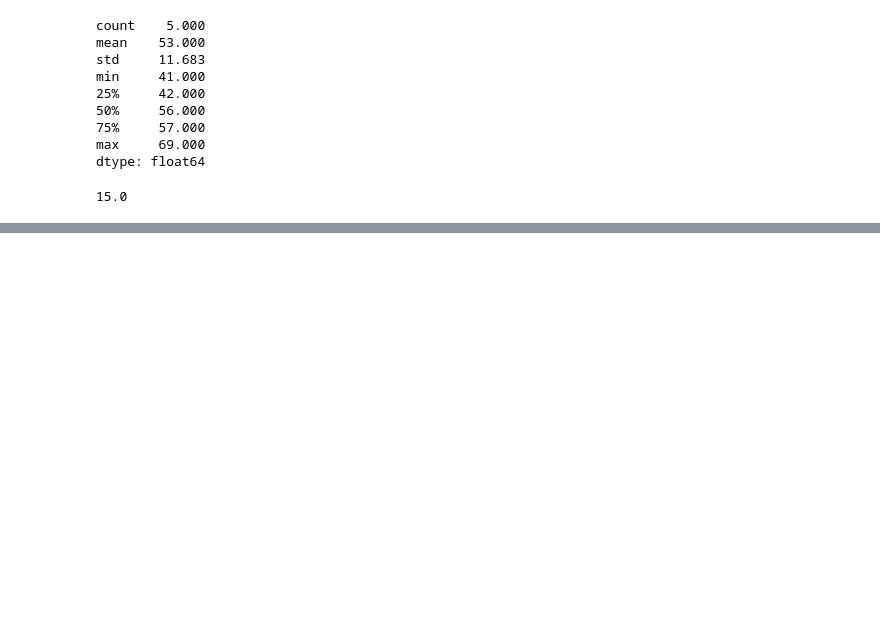
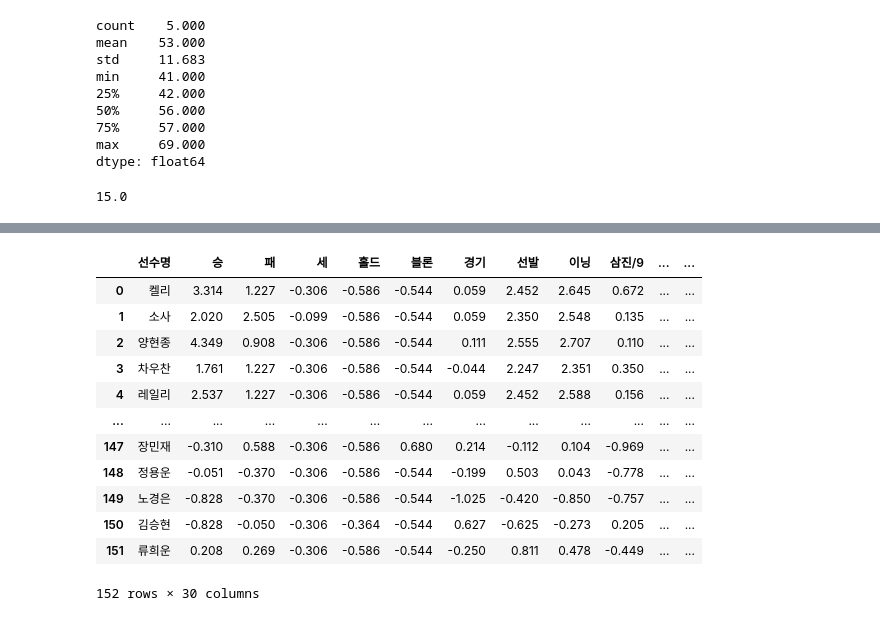
Before and after one commit to fightmeat/Machine_Leaning, a Jupyter notebook: 14_기술통계분석.ipynb, the cells around one changed output, grey strips where cells are left out. Cells and saved outputs as stored; diff of their text form; code cells hidden in the pictures; blank space fills up the shorter version.

```diff
--- a/14_기술통계분석.ipynb
+++ b/14_기술통계분석.ipynb
@@ -262,0 +537,4 @@ iqr
+# %%
+# 팀명의 피처를 One-Hot Encoding
+team_encoding = pd.get_dummies(picher_df['팀명'])
+team_encoding
@@ -262,0 +555,2 @@ iqr
+# %%
+picher_df = picher_df.drop('팀명',axis=1)
@@ -262,0 +567,18 @@ iqr
+# %%
+picher_df = picher_df.join(team_encoding)
+# %%
+picher_df
+# %% [output]
+|  | 선수명 | 승 | 패 | 세 | 홀드 | 블론 | 경기 | 선발 | 이닝 | 삼진/9 | ... | ... |
+| 0 | 켈리 | 3.314 | 1.227 | -0.306 | -0.586 | -0.544 | 0.059 | 2.452 | 2.645 | 0.672 | ... | ... |
+| 1 | 소사 | 2.020 | 2.505 | -0.099 | -0.586 | -0.544 | 0.059 | 2.350 | 2.548 | 0.135 | ... | ... |
+| 2 | 양현종 | 4.349 | 0.908 | -0.306 | -0.586 | -0.544 | 0.111 | 2.555 | 2.707 | 0.110 | ... | ... |
+| 3 | 차우찬 | 1.761 | 1.227 | -0.306 | -0.586 | -0.544 | -0.044 | 2.247 | 2.351 | 0.350 | ... | ... |
+| 4 | 레일리 | 2.537 | 1.227 | -0.306 | -0.586 | -0.544 | 0.059 | 2.452 | 2.588 | 0.156 | ... | ... |
+| ... | ... | ... | ... | ... | ... | ... | ... | ... | ... | ... | ... | ... |
+| 147 | 장민재 | -0.310 | 0.588 | -0.306 | -0.586 | 0.680 | 0.214 | -0.112 | 0.104 | -0.969 | ... | ... |
+| 148 | 정용운 | -0.051 | -0.370 | -0.306 | -0.586 | -0.544 | -0.199 | 0.503 | 0.043 | -0.778 | ... | ... |
+| 149 | 노경은 | -0.828 | -0.370 | -0.306 | -0.586 | -0.544 | -1.025 | -0.420 | -0.850 | -0.757 | ... | ... |
+| 150 | 김승현 | -0.828 | -0.050 | -0.306 | -0.364 | -0.544 | 0.627 | -0.625 | -0.273 | 0.205 | ... | ... |
+| 151 | 류희운 | 0.208 | 0.269 | -0.306 | -0.586 | -0.544 | -0.250 | 0.811 | 0.478 | -0.449 | ... | ... |
+152 rows × 30 columns
```
Also changed, not shown: parts of 40 cells of this notebook.
